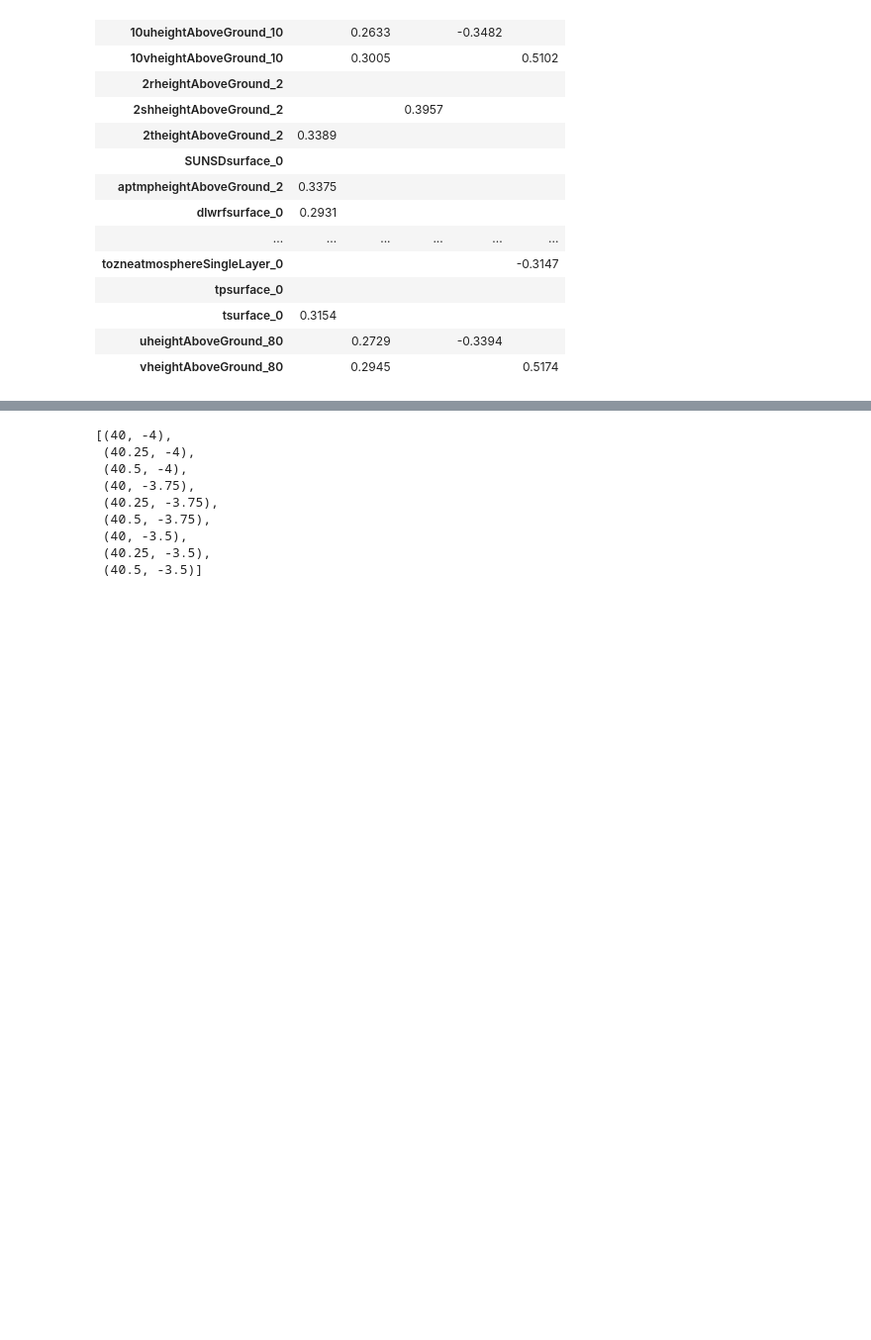
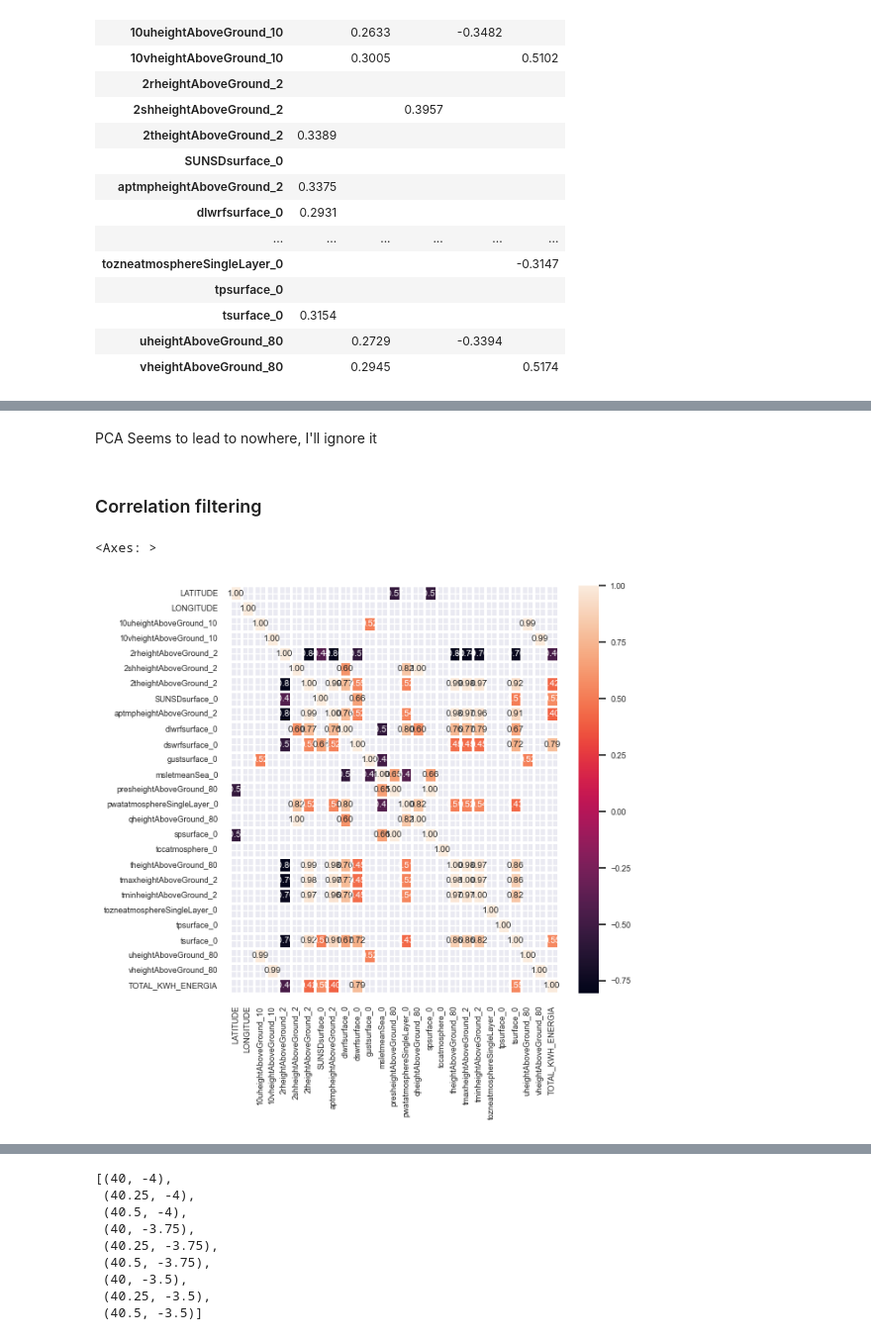
Before and after one commit to sajodajo/CCCCC-Datathon, a Jupyter notebook: solar_gen.ipynb, the cells around one changed output, grey strips where cells are left out. Shown at 99% size. Cells and saved outputs as stored; diff of their text form; code cells hidden in the pictures; blank space fills up the shorter version.

```diff
--- a/solar_gen.ipynb
+++ b/solar_gen.ipynb
@@ -194,3 +145,0 @@ weather[weather['FORECAST_TIMESTAMP']=='2023-07-24 12:00:00']
-# %%
-data=weather.merge(solar_gen,how='left', left_on='FORECAST_TIMESTAMP',right_on='FECHA')
-data
@@ -211,7 +145,0 @@ data
-# %%
-data=data.rename(columns={'FORECAST_TIMESTAMP':'date'})
-data.drop('FECHA',axis=1, inplace=True)
-# %%
-data['month']=pd.DatetimeIndex(data['date']).month
-data['day']=pd.DatetimeIndex(data['date']).day
-data['hour']=pd.DatetimeIndex(data['date']).hour
@@ -219,0 +216,14 @@ data.set_index('date',inplace=True)
+# %% [markdown]
+PCA Seems to lead to nowhere, I'll ignore it
+# %% [markdown]
+### Correlation filtering
+# %%
+corr_matrix = data.corr()
+sns.set_theme(font_scale=0.6)
+
+high_corr = corr_matrix[abs(corr_matrix) > 0.4]
+fig, ax = plt.subplots(figsize=(6,6))
+sns.heatmap(high_corr, annot=True, fmt=".2f", linewidths=1, ax=ax)
+# %% [output]
+<Axes: >
+[figure, added]
```
Also changed, not shown: parts of 28 cells of this notebook.
